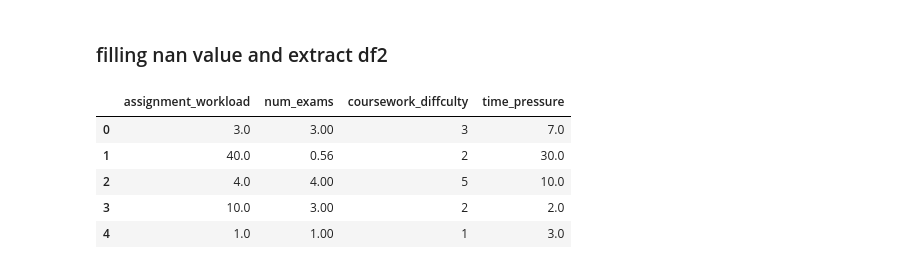
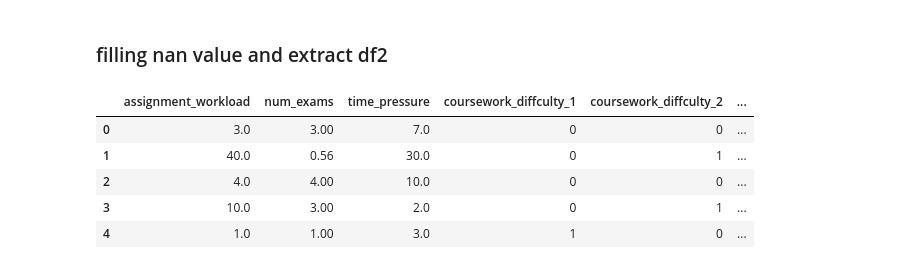
Before and after one commit to ga1nang/ce1, a Jupyter notebook: preprocessing_rename.ipynb, the cells around one changed output. Drawn from its saved outputs; the diff is of its cells as text; code cells hidden in the pictures.

Commit message:
Add dummies variable

```diff
--- a/preprocessing_rename.ipynb
+++ b/preprocessing_rename.ipynb
@@ -633,4 +665,4 @@ array([  3.        ,   0.56      ,   4.        ,   1.        ,
         10.        ,   9.        ,   5.25      ,   0.        ,
          0.33333333,   2.5       ,  12.        ,   1.33333333])
 # %%
-data['num_exams'] = data['num_exams'].apply(scaling_for_exams_month).astype(float)
+df2['num_exams'] = df2['num_exams'].apply(scaling_for_exams_month).astype(float)
@@ -669,0 +704,11 @@ array([3, 2, 5, 1, 4], dtype=int64)
+# %%
+#using dummy variables
+# Create dummy variables
+df2 = pd.get_dummies(df2, columns=['coursework_diffculty'], prefix='coursework_diffculty')
+
+# Convert dummy columns to integer type
+dummy_columns = [col for col in df2.columns if col.startswith('coursework_diffculty')]
+df2[dummy_columns] = df2[dummy_columns].astype(int)
+
+# Display the updated DataFrame
+df2
@@ -718,5 +777,5 @@ def hours_deadline_extract(value):
     else:
         return sum(numbers) / len(numbers)
 # %%
-data['time_pressure'] = data['time_pressure'].apply(hours_deadline_extract).astype(float)
+df2['time_pressure'] = df2['time_pressure'].apply(hours_deadline_extract).astype(float)
 # %%
@@ -729,5 +788,5 @@ array([7.000e+00, 3.000e+01, 1.000e+01, 2.000e+00, 3.000e+00, 2.000e+01,
        8.700e+01, 0.000e+00, 4.000e+01, 4.000e+00, 1.700e+01, 1.500e+01,
        6.500e+00, 2.100e+01, 4.800e+01, 5.500e+01, 2.500e+01, 2.300e+01])
 # %%
-data['time_pressure'] = data['time_pressure'].apply(scaling_for_hours_week).astype(float)
+df2['time_pressure'] = df2['time_pressure'].apply(scaling_for_hours_week).astype(float)
 # %%
@@ -761,16 +820,14 @@ Name: count, dtype: int64
 ### filling nan value and extract df2
 # %%
 # Extract to other dataframe first
-columns_to_extract = data.columns[[num for num in range(-4, 0, 1)]]
-df2 = data[columns_to_extract]
 df2.head()
 # %% [output]
-|  | assignment_workload | num_exams | coursework_diffculty | time_pressure |
-| 0 | 3.0 | 3.00 | 3 | 7.0 |
-| 1 | 40.0 | 0.56 | 2 | 30.0 |
-| 2 | 4.0 | 4.00 | 5 | 10.0 |
-| 3 | 10.0 | 3.00 | 2 | 2.0 |
-| 4 | 1.0 | 1.00 | 1 | 3.0 |
+|  | assignment_workload | num_exams | time_pressure | coursework_diffculty_1 | coursework_diffculty_2 | ... |
+| 0 | 3.0 | 3.00 | 7.0 | 0 | 0 | ... |
+| 1 | 40.0 | 0.56 | 30.0 | 0 | 1 | ... |
+| 2 | 4.0 | 4.00 | 10.0 | 0 | 0 | ... |
+| 3 | 10.0 | 3.00 | 2.0 | 0 | 1 | ... |
+| 4 | 1.0 | 1.00 | 3.0 | 1 | 0 | ... |
 # %%
 df2 = df2.fillna(df2.mean())
 # %%
```
Also changed, not shown: parts of 44 cells of this notebook, 2 other files.
